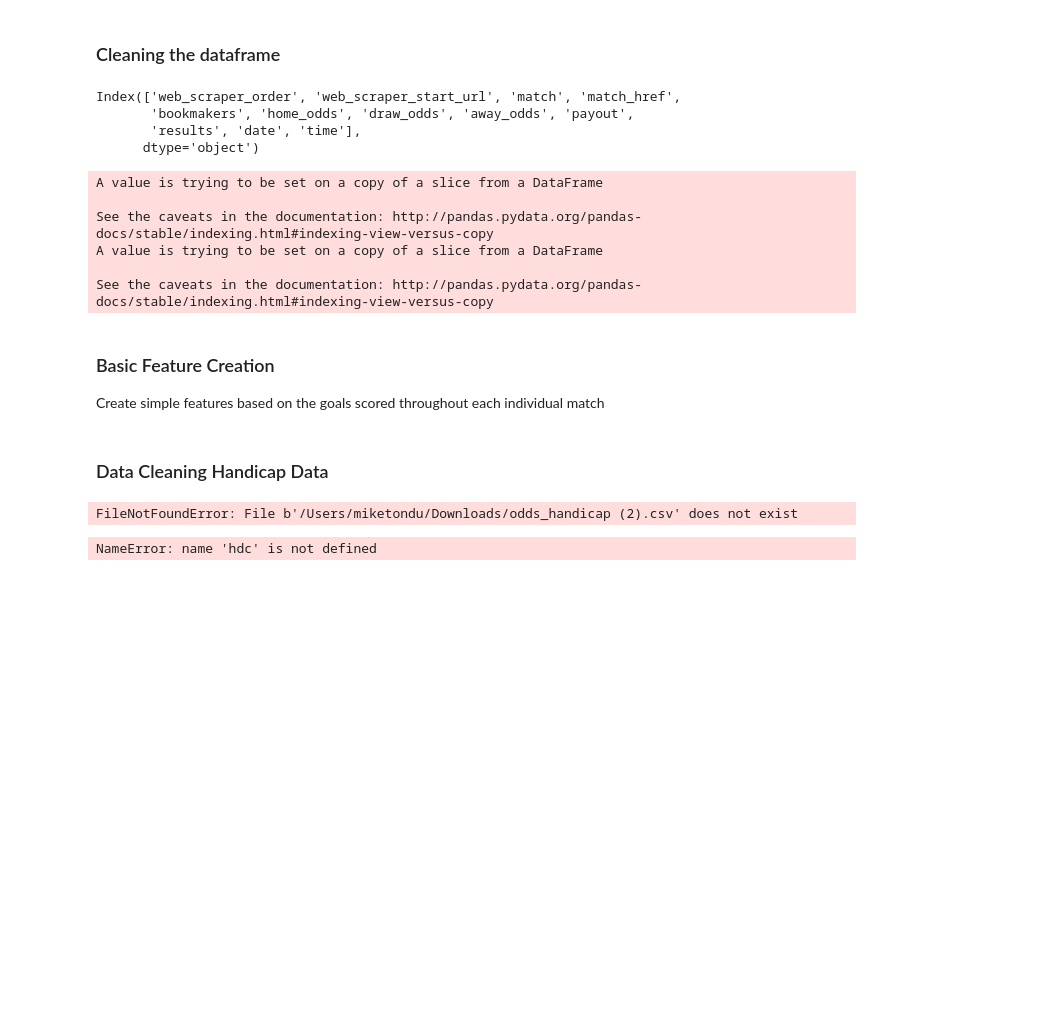
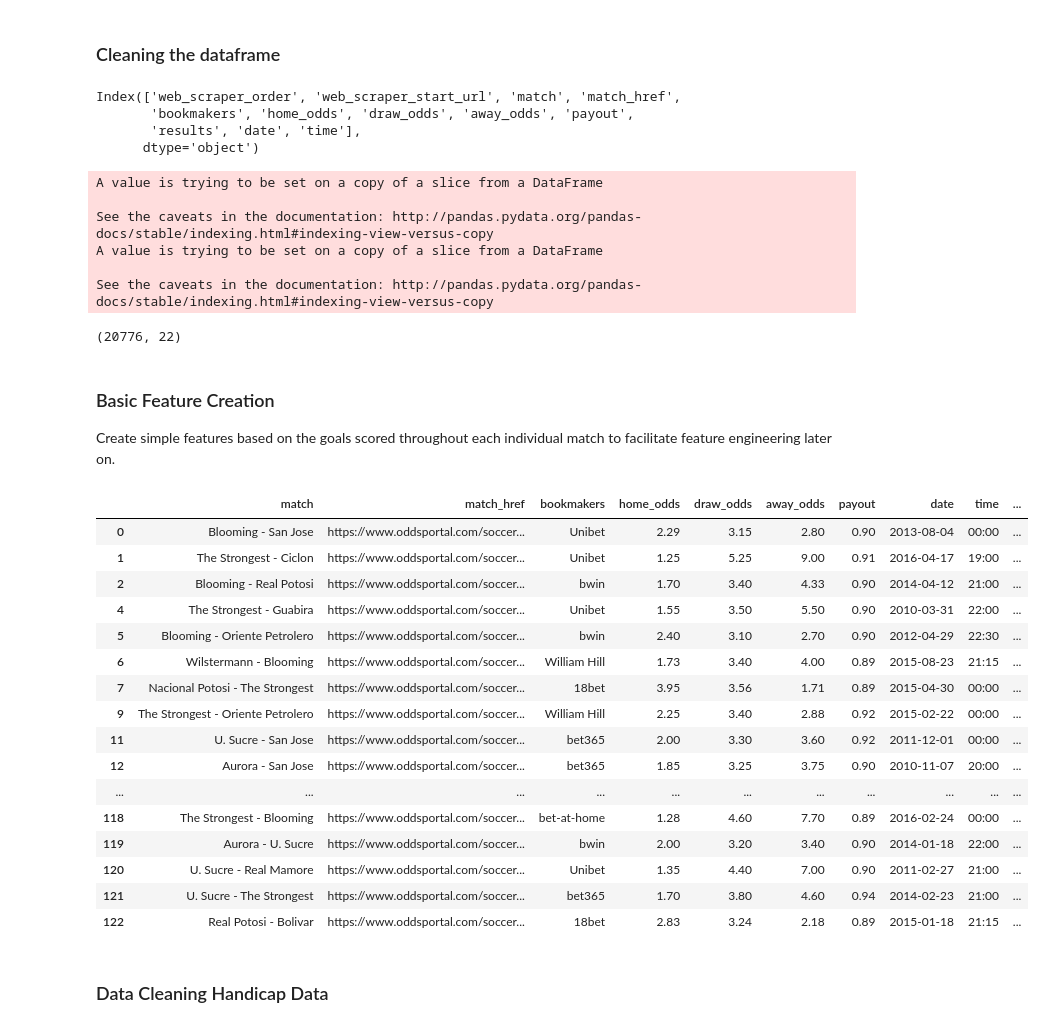
Before and after one commit to miketondu/odds_portal_project, a Jupyter notebook: notebooks/1_odds_data_cleaning.ipynb, the cells around one changed output. Cells and saved outputs as stored; diff of their text form; code cells hidden in the pictures; blank space fills up the shorter version.

```diff
--- a/notebooks/1_odds_data_cleaning.ipynb
+++ b/notebooks/1_odds_data_cleaning.ipynb
@@ -69,6 +69,11 @@ odds['season_year'] = odds.date.dt.year
 # Teams
 odds['home_team'] = [i[0].strip() for i in odds.match.str.split("-")]
 odds['away_team'] = [i[1].strip() for i in odds.match.str.split("-")]
+
+# Implied odds ------> Could use this value to compare against model output
+odds['implied_home_odds'] = round(1/odds.home_odds,3)
+odds['implied_draw_odds'] = round(1/odds.draw_odds,3)
+odds['implied_away_odds'] = round(1/odds.away_odds,3)
 
 # Final Results
 odds['final_result'] = [c[0:3] for c in [i.replace('Final result ', '') for i in odds.results]]
@@ -89,10 +94,18 @@ odds['second_half_away'] = [c[2] for c in [i[1].strip() for i in odds.halftime]]
 odds.home_goals[odds.home_goals=='Wil'] = 7
 odds.away_goals[odds.away_goals=='Wil'] = 0
 
+# Dropping rows that have irrelevant teams (<10 matches played)
+odds = odds.loc[~(
+         (odds['home_team']=='Industrial Aviles')|
+         (odds['away_team']=='Industrial Aviles')|
+         (odds['home_team']=='Bermejo')|
+         (odds['away_team']=='Bermejo')
+            )]
 
 # Dropping columns
 odds.drop(['halftime','web_scraper_start_url',
            'results', 'web_scraper_order'], axis=1, inplace=True)
+odds.shape
 # %% [output]
 Index(['web_scraper_order', 'web_scraper_start_url', 'match', 'match_href',
        'bookmakers', 'home_odds', 'draw_odds', 'away_odds', 'payout',
@@ -104,14 +117,20 @@ See the caveats in the documentation: http://pandas.pydata.org/pandas-docs/stabl
 A value is trying to be set on a copy of a slice from a DataFrame
 
 See the caveats in the documentation: http://pandas.pydata.org/pandas-docs/stable/indexing.html#indexing-view-versus-copy
+(20776, 22)
 # %% [markdown]
 ### Basic Feature Creation
-Create simple features based on the goals scored throughout each individual match
+Create simple features based on the goals scored throughout each individual match to facilitate feature engineering later on.
 # %%
 # Creating new features
+
 # Transforming values into numeric type
 for col in odds.columns[odds.columns!='date']:
     odds[col] = pd.to_numeric(odds[col], errors='ignore')
+
+# Goals allowed
+odds['home_goals_allowed'] = odds['away_goals']
+odds['away_goals_allowed'] = odds['home_goals']
 
 # Total number of goals
 odds['total_goals'] = odds.home_goals + odds.away_goals
@@ -155,15 +174,32 @@ for i in range(len(odds)):
     if (odds['win_home_or_away'].values[i] == 1):
         odds['home_win'].values[i]=1
         odds['away_loss'].values[i]=1
+
     if(odds['win_home_or_away'].values[i] == 2):
         odds['away_win'].values[i]=1
         odds['home_loss'].values[i]=1
 
 
-# Implied odds ------> Could use this value to compare against model output
-odds['implied_home_odds'] = round(1/odds.home_odds,3)
-odds['implied_draw_odds'] = round(1/odds.draw_odds,3)
-odds['implied_away_odds'] = round(1/odds.away_odds,3)
+# Creating points_won column for home and away teams
+odds['home_points']=0
+odds['away_points']=0
+
+for i in range(len(odds)):
+    if (odds['win_home_or_away'].values[i] == 1):
+        odds['home_points'].values[i]=3
+        odds['away_points'].values[i]=0
+
+    if(odds['win_home_or_away'].values[i] == 2):
+        odds['home_points'].values[i]=0
+        odds['away_points'].values[i]=3
+
+    if(odds['win_home_or_away'].values[i] == 0):
+        odds['home_points'].values[i]=1
+        odds['away_points'].values[i]=1
+
+# Creating games_played column for home and away teams for feature engineering purposes
+odds['home_games_played'] = 1
+odds['away_games_played'] = 1
 
 # Create 'upsets' variable ---> 0 for no upset, 1 for upset
 # Upset defined as home team losing against away team with lower odds of winning
@@ -187,13 +221,22 @@ odds.date.max()
+# %%
+odds.head(100)
+# %% [output]
+|  | match | match_href | bookmakers | home_odds | draw_odds | away_odds | payout | date | time | ... |
+| 0 | Blooming - San Jose | https://www.oddsportal.com/soccer... | Unibet | 2.29 | 3.15 | 2.80 | 0.90 | 2013-08-04 | 00:00 | ... |
+| 1 | The Strongest - Ciclon | https://www.oddsportal.com/soccer... | Unibet | 1.25 | 5.25 | 9.00 | 0.91 | 2016-04-17 | 19:00 | ... |
+| 2 | Blooming - Real Potosi | https://www.oddsportal.com/soccer... | bwin | 1.70 | 3.40 | 4.33 | 0.90 | 2014-04-12 | 21:00 | ... |
+| 4 | The Strongest - Guabira | https://www.oddsportal.com/soccer... | Unibet | 1.55 | 3.50 | 5.50 | 0.90 | 2010-03-31 | 22:00 | ... |
+| 5 | Blooming - Oriente Petrolero | https://www.oddsportal.com/soccer... | bwin | 2.40 | 3.10 | 2.70 | 0.90 | 2012-04-29 | 22:30 | ... |
+| 6 | Wilstermann - Blooming | https://www.oddsportal.com/soccer... | William Hill | 1.73 | 3.40 | 4.00 | 0.89 | 2015-08-23 | 21:15 | ... |
+| 7 | Nacional Potosi - The Strongest | https://www.oddsportal.com/soccer... | 18bet | 3.95 | 3.56 | 1.71 | 0.89 | 2015-04-30 | 00:00 | ... |
+| 9 | The Strongest - Oriente Petrolero | https://www.oddsportal.com/soccer... | William Hill | 2.25 | 3.40 | 2.88 | 0.92 | 2015-02-22 | 00:00 | ... |
+| 11 | U. Sucre - San Jose | https://www.oddsportal.com/soccer... | bet365 | 2.00 | 3.30 | 3.60 | 0.92 | 2011-12-01 | 00:00 | ... |
+| 12 | Aurora - San Jose | https://www.oddsportal.com/soccer... | bet365 | 1.85 | 3.25 | 3.75 | 0.90 | 2010-11-07 | 20:00 | ... |
+| ... | ... | ... | ... | ... | ... | ... | ... | ... | ... | ... |
+| 118 | The Strongest - Blooming | https://www.oddsportal.com/soccer... | bet-at-home | 1.28 | 4.60 | 7.70 | 0.89 | 2016-02-24 | 00:00 | ... |
+| 119 | Aurora - U. Sucre | https://www.oddsportal.com/soccer... | bwin | 2.00 | 3.20 | 3.40 | 0.90 | 2014-01-18 | 22:00 | ... |
+| 120 | U. Sucre - Real Mamore | https://www.oddsportal.com/soccer... | Unibet | 1.35 | 4.40 | 7.00 | 0.90 | 2011-02-27 | 21:00 | ... |
+| 121 | U. Sucre - The Strongest | https://www.oddsportal.com/soccer... | bet365 | 1.70 | 3.80 | 4.60 | 0.94 | 2014-02-23 | 21:00 | ... |
+| 122 | Real Potosi - Bolivar | https://www.oddsportal.com/soccer... | 18bet | 2.83 | 3.24 | 2.18 | 0.89 | 2015-01-18 | 21:15 | ... |
 # %% [markdown]
 ### Data Cleaning Handicap Data
-# %%
-# Loading Handicap data
-hdc = pd.read_csv('/Users/miketondu/Downloads/odds_handicap (2).csv')
-
-hdc.head()
-# %% [output]
-FileNotFoundError: File b'/Users/miketondu/Downloads/odds_handicap (2).csv' does not exist
-# %%
-len(hdc)
-# %% [output]
-NameError: name 'hdc' is not defined
```
Also changed, not shown: parts of 4 cells of this notebook, 2 other files.
